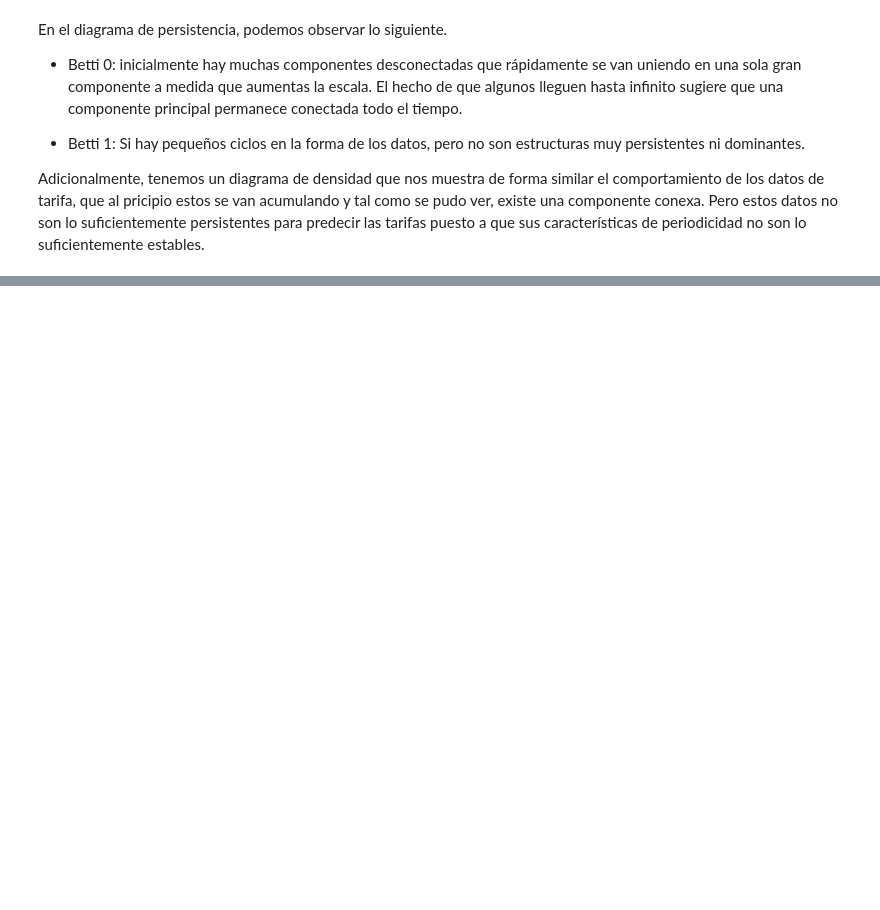
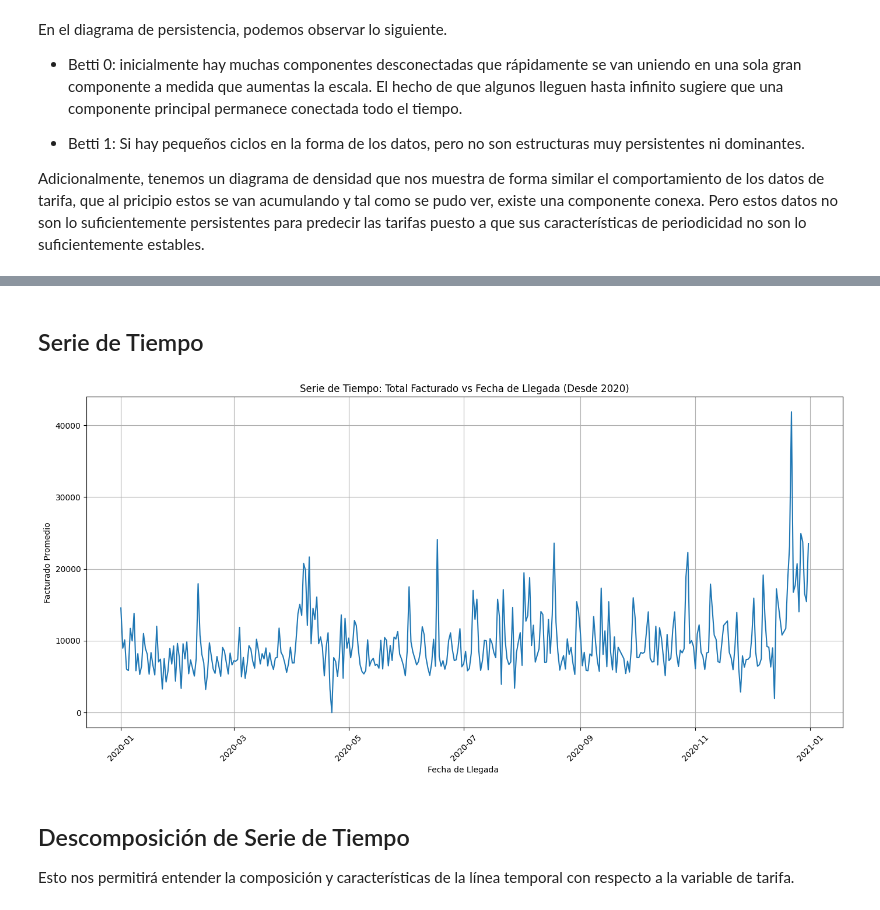
Before and after one commit to manurodrr/Clustera, a Jupyter notebook: ML Models/TDA.ipynb, the cells around one changed output, grey strips where cells are left out. Cells and saved outputs as stored; diff of their text form; code cells hidden in the pictures; blank space fills up the shorter version.

```diff
--- a/ML Models/TDA.ipynb
+++ b/ML Models/TDA.ipynb
@@ -200,0 +466,11 @@ Adicionalmente, tenemos un diagrama de densidad que nos muestra de forma similar
+# %%
+iar_Reservaciones = pd.read_csv('Selected/iar_Reservaciones.csv')
+iar_Reservaciones = iar_Reservaciones[iar_Reservaciones["aa_h_num_per"] == 0]
+iar_Reservaciones = iar_Reservaciones[iar_Reservaciones["h_tfa_total"] >= 0]
+iar_Reservaciones = iar_Reservaciones[iar_Reservaciones["h_tfa_total"] <= 200000]
+iar_Reservaciones = iar_Reservaciones[[col for col in iar_Reservaciones.columns if not col.startswith("aa")]]
+iar_Reservaciones = iar_Reservaciones[iar_Reservaciones['h_fec_lld_okt'] >= '2020-01-01']
+iar_Reservaciones = iar_Reservaciones[iar_Reservaciones['h_fec_lld_okt'] <= '2021-01-01']
+iar_Reservaciones = iar_Reservaciones.sort_values('h_fec_lld_okt')
+iar_Reservaciones = iar_Reservaciones.set_index('h_fec_lld_okt')
+iar_Reservaciones.index = pd.to_datetime(iar_Reservaciones.index, errors='coerce')
@@ -200,0 +483,10 @@ Adicionalmente, tenemos un diagrama de densidad que nos muestra de forma similar
+# %%
+data = (
+    iar_Reservaciones
+    .groupby('h_fec_lld_okt')['h_tfa_total']
+    .mean()
+    .reset_index()
+)
+
+data.columns = ['Fecha', 'tarifa']
+data
@@ -200,0 +507,25 @@ Adicionalmente, tenemos un diagrama de densidad que nos muestra de forma similar
+# %% [markdown]
+## Serie de Tiempo
+# %%
+import seaborn as sns
+import matplotlib.pyplot as plt
+
+plt.figure(figsize=(14, 7))
+sns.lineplot(
+    data=data,
+    x='Fecha',
+    y='tarifa'
+)
+plt.title('Serie de Tiempo: Total Facturado vs Fecha de Llegada (Desde 2020)')
+plt.xlabel('Fecha de Llegada ')
+plt.ylabel('Facturado Promedio')
+plt.xticks(rotation=45)
+plt.grid(True)
+plt.tight_layout()
+plt.show()
+# %% [output]
+[figure, added]
+# %% [markdown]
+## Descomposición de Serie de Tiempo
+
+Esto nos permitirá entender la composición y características de la línea temporal con respecto a la variable de tarifa.
```
Also changed, not shown: parts of 42 cells of this notebook.
